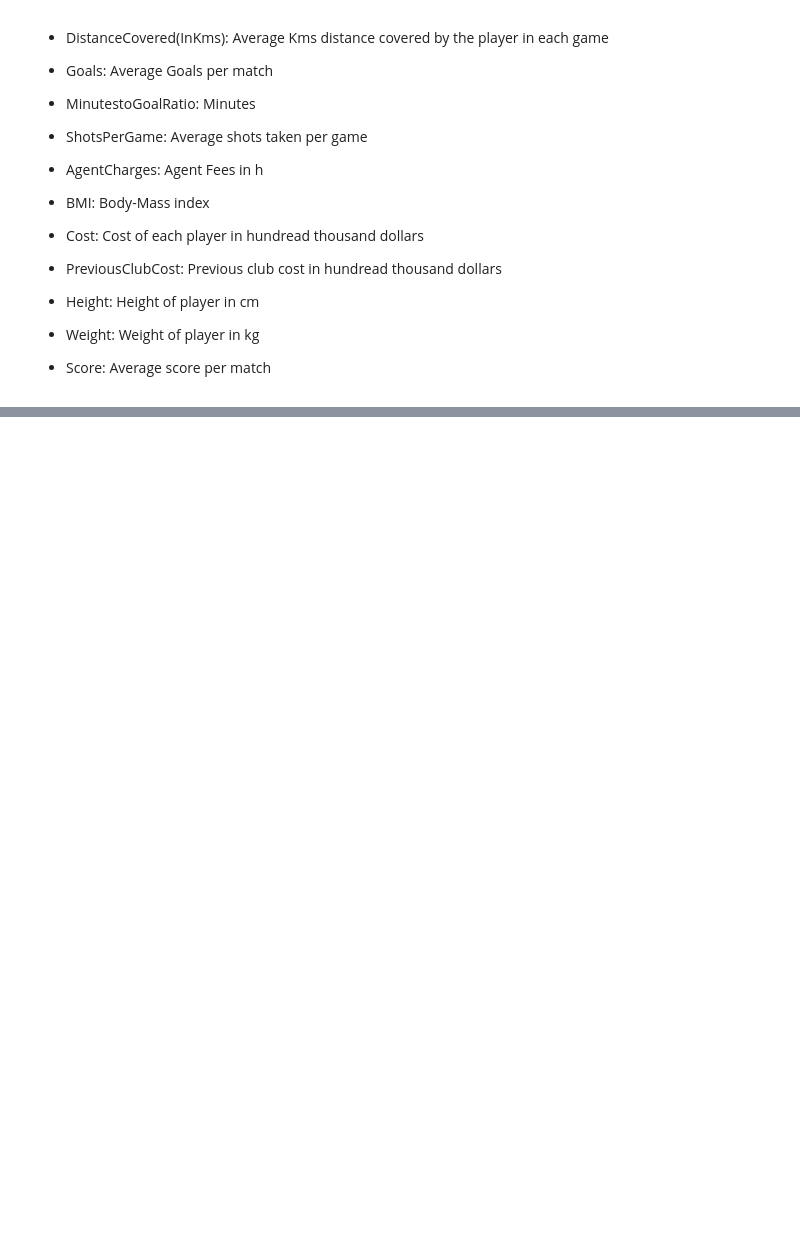
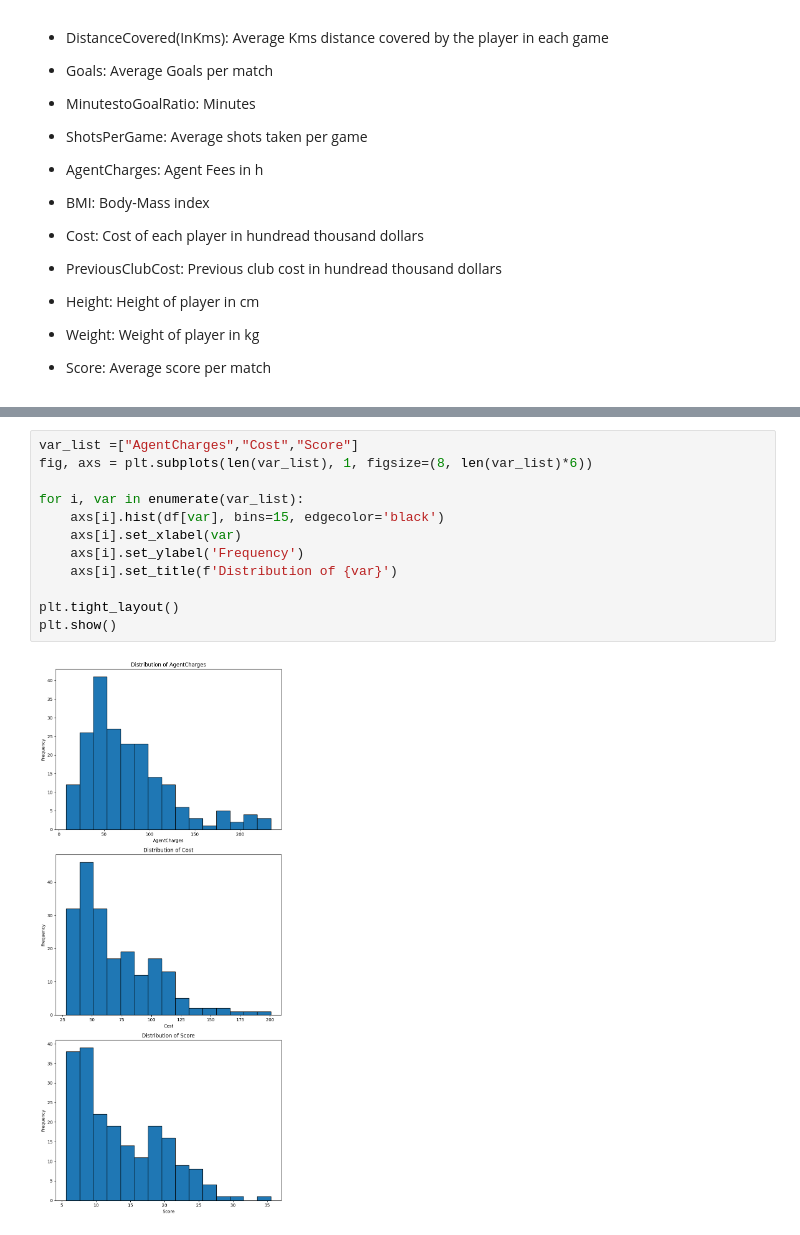
Before and after one commit to M-Abdullah-D/Training_Projects, a Jupyter notebook: Linear Regression Model Project/Notebook.ipynb, the cells around one changed output, grey strips where cells are left out. Drawn from its saved outputs; the diff is of its cells as text; blank space fills up the shorter version.

```diff
--- a/Linear Regression Model Project/Notebook.ipynb
+++ b/Linear Regression Model Project/Notebook.ipynb
@@ -59,0 +170,14 @@ df.head()
+# %%
+var_list =["AgentCharges","Cost","Score"]
+fig, axs = plt.subplots(len(var_list), 1, figsize=(8, len(var_list)*6))
+
+for i, var in enumerate(var_list):
+    axs[i].hist(df[var], bins=15, edgecolor='black')
+    axs[i].set_xlabel(var)
+    axs[i].set_ylabel('Frequency')
+    axs[i].set_title(f'Distribution of {var}')
+
+plt.tight_layout()
+plt.show()
+# %% [output]
+[figure, added]
```
Also changed, not shown: parts of 12 cells of this notebook.
